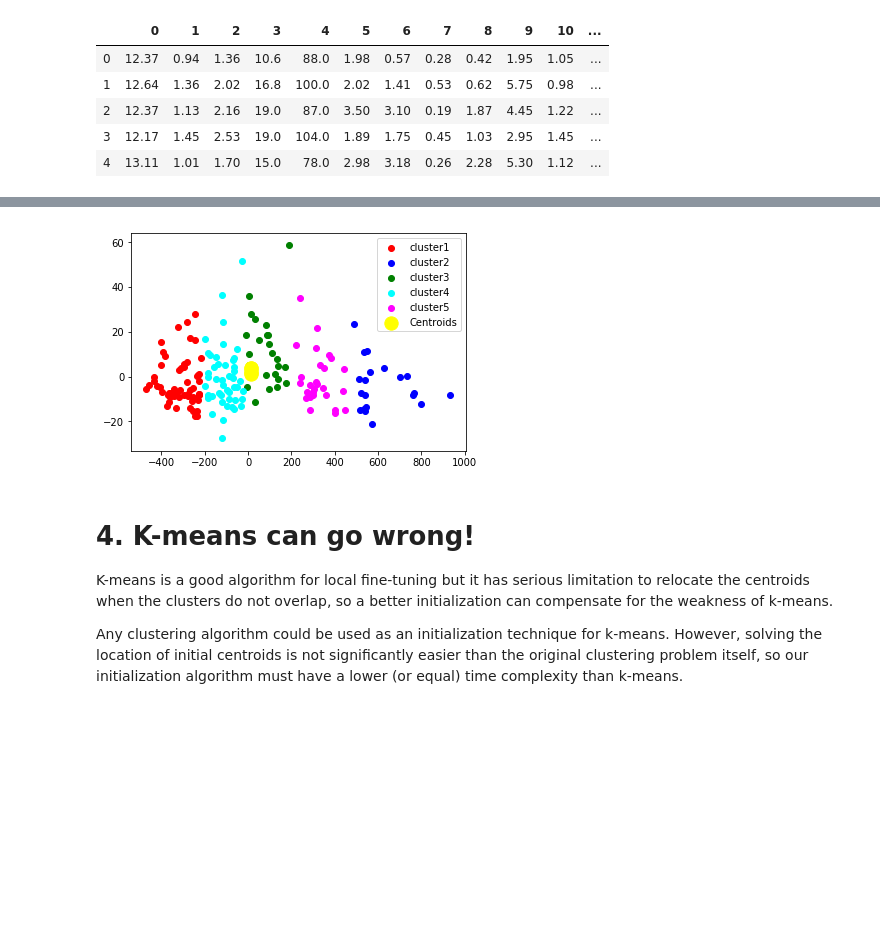
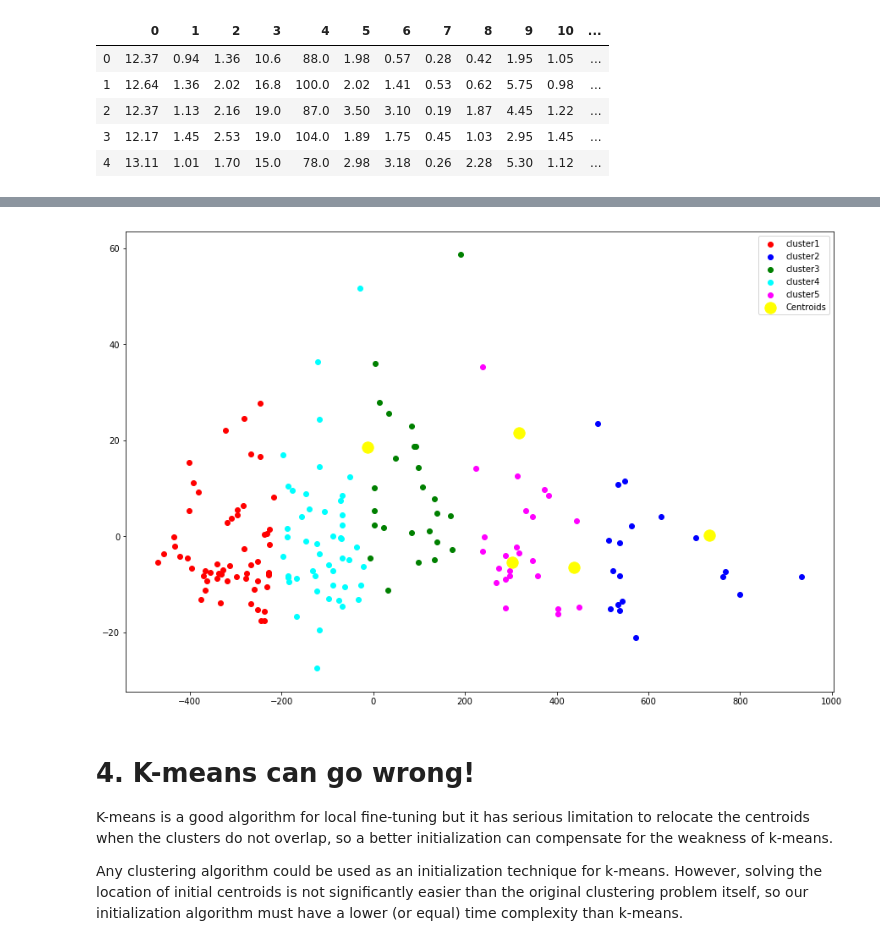
Before and after one commit to silviuspac/ADM-Homework4, a Jupyter notebook: main.ipynb, the cells around one changed output, grey strips where cells are left out. Drawn from its saved outputs; the diff is of its cells as text; code cells hidden in the pictures; blank space fills up the shorter version.

```diff
--- a/main.ipynb
+++ b/main.ipynb
@@ -419,3 +416,0 @@ G= wines_df.iloc[:,1:14].values
-# %%
-reduced_data = PCA(n_components=2).fit_transform(G)
-results = pd.DataFrame(reduced_data,columns=['pca1','pca2'])
@@ -467,3 +447,10 @@ clusters_df.head(5)
 | 2 | 12.37 | 1.13 | 2.16 | 19.0 | 87.0 | 3.50 | 3.10 | 0.19 | 1.87 | 4.45 | 1.22 | ... |
 | 3 | 12.17 | 1.45 | 2.53 | 19.0 | 104.0 | 1.89 | 1.75 | 0.45 | 1.03 | 2.95 | 1.45 | ... |
 | 4 | 13.11 | 1.01 | 1.70 | 15.0 | 78.0 | 2.98 | 3.18 | 0.26 | 2.28 | 5.30 | 1.12 | ... |
+# %%
+# PCA of the centroinds
+centr_df = pd.DataFrame(Centroids).T
+cent = PCA(n_components=2).fit_transform(centr_df)
+res_cent = pd.DataFrame(reduced_data,columns=['pca1','pca2'])
+# Add PCA to df
+centr_df[['pca1','pca2']] = pd.DataFrame(res_cent)
@@ -470,17 +467,21 @@ clusters_df.head(5)
 # %%
 color=['red','blue','green','cyan','magenta','black','pink','violet']
 labels=['cluster1','cluster2','cluster3','cluster4','cluster5','cluster6','cluster7','cluster8']
 
+plt.figure(figsize =(15,10))
 for k in range(K):
     plt.scatter(clusters_df[clusters_df['cluster'] == k+1]['pca1'],
                 clusters_df[clusters_df['cluster'] == k+1]['pca2'],
                 c=color[k],label=labels[k])
-plt.scatter(Centroids[0,:],Centroids[1,:],s=178,c='yellow',label='Centroids')
-
+for k in range(K):
+    if k == 0:
+        plt.scatter(centr_df.iloc[k]['pca1'],centr_df.iloc[k]['pca2'],s=178,c='yellow',label='Centroids')
+    else:
+        plt.scatter(centr_df.iloc[k]['pca1'],centr_df.iloc[k]['pca2'],s=178,c='yellow')
 plt.legend()
 plt.show()
 # %% [output]
-[figure, old version]
+[figure, new version]
 # %% [markdown]
 # 4. K-means can go wrong!
 
```
Also changed, not shown: parts of 4 cells of this notebook.
